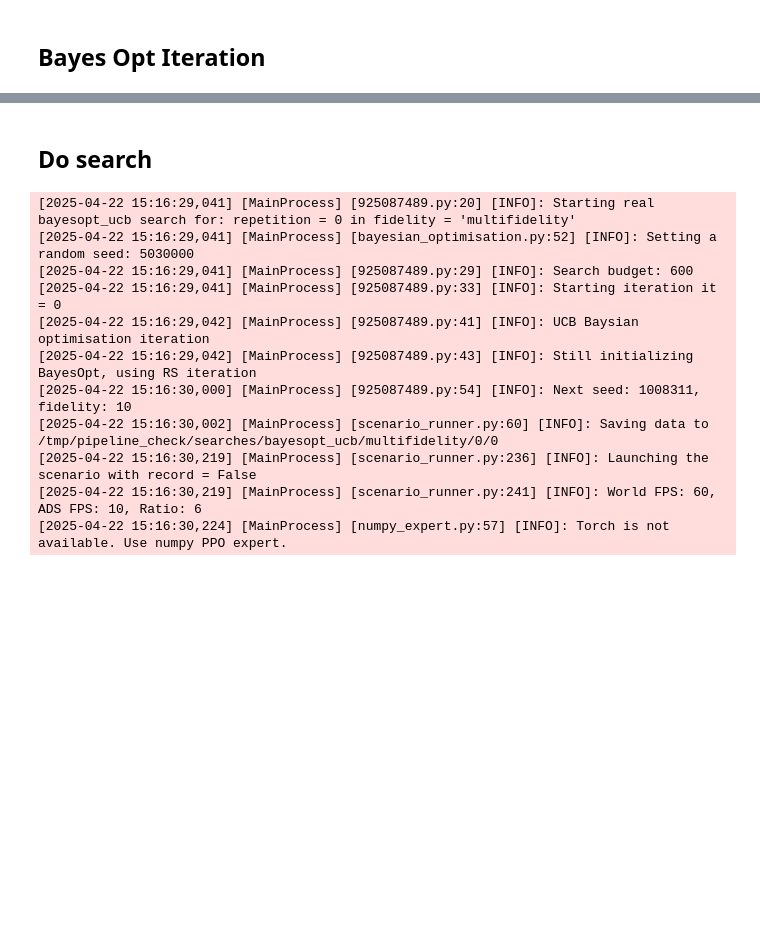
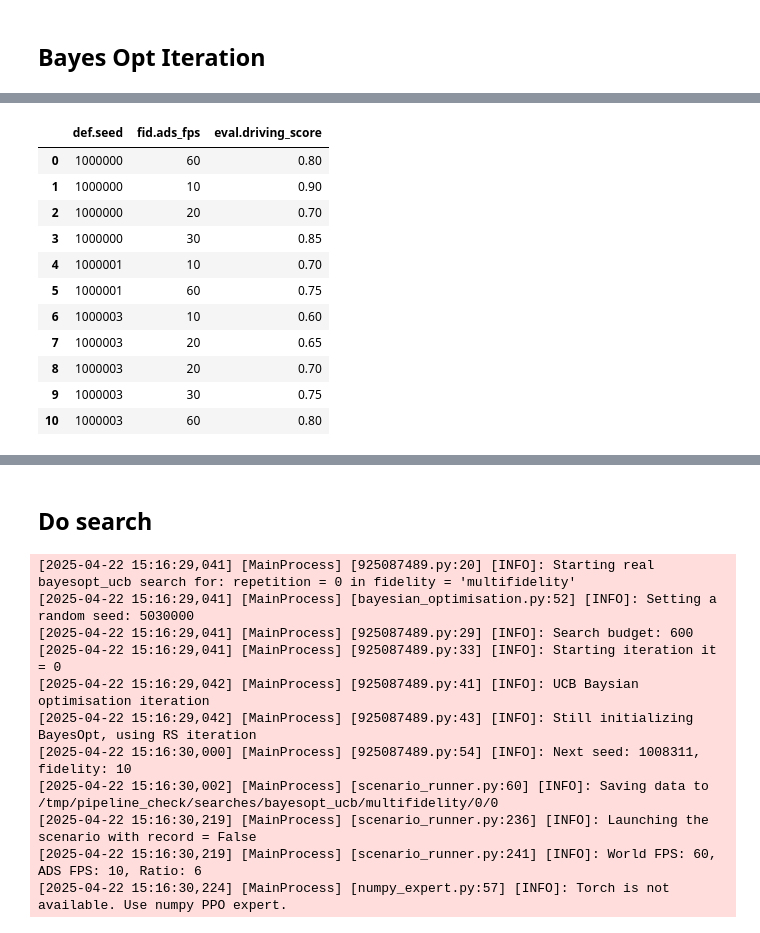
Before and after one commit to olek-osikowicz/metadrive, a Jupyter notebook: olek/allow_same_scenario_check.ipynb, the cells around one changed output, grey strips where cells are left out. Cells and saved outputs as stored; diff of their text form; code cells hidden in the pictures; blank space fills up the shorter version.

```diff
--- a/olek/allow_same_scenario_check.ipynb
+++ b/olek/allow_same_scenario_check.ipynb
@@ -109,0 +192,21 @@ def bayes_opt_iteration_new(
+# %%
+candidate_scenarios = get_candidate_solutions()
+candidate_scenarios = candidate_scenarios.loc[:1000004]
+# candidate_scenarios
+# %%
+train_df = test_df_1.copy()
+using_multifidelity = True
+if using_multifidelity:
+    # Exclude scenarios that have been evaluated (in all fidelity settings)
+    seeds_to_exclude = [
+        seed
+        for seed, df in train_df.groupby("def.seed")
+        if set(df["fid.ads_fps"].unique()) == set(FIDELITY_RANGE)
+    ]
+else:
+    # Exclude scenarios that have been evaluated
+    seeds_to_exclude = train_df["def.seed"].unique()
+
+
+candidate_scenarios = candidate_scenarios[~candidate_scenarios.index.isin(seeds_to_exclude)]
+candidate_scenarios
@@ -109,0 +220,18 @@ def bayes_opt_iteration_new(
+# %%
+next_seed = 1000001
+next_cadidate = candidate_scenarios.loc[[next_seed]]
+
+train_df
+# %% [output]
+|  | def.seed | fid.ads_fps | eval.driving_score |
+| 0 | 1000000 | 60 | 0.80 |
+| 1 | 1000000 | 10 | 0.90 |
+| 2 | 1000000 | 20 | 0.70 |
+| 3 | 1000000 | 30 | 0.85 |
+| 4 | 1000001 | 10 | 0.70 |
+| 5 | 1000001 | 60 | 0.75 |
+| 6 | 1000003 | 10 | 0.60 |
+| 7 | 1000003 | 20 | 0.65 |
+| 8 | 1000003 | 20 | 0.70 |
+| 9 | 1000003 | 30 | 0.75 |
+| 10 | 1000003 | 60 | 0.80 |
```
Also changed, not shown: parts of 7 cells of this notebook, 1 other file.
